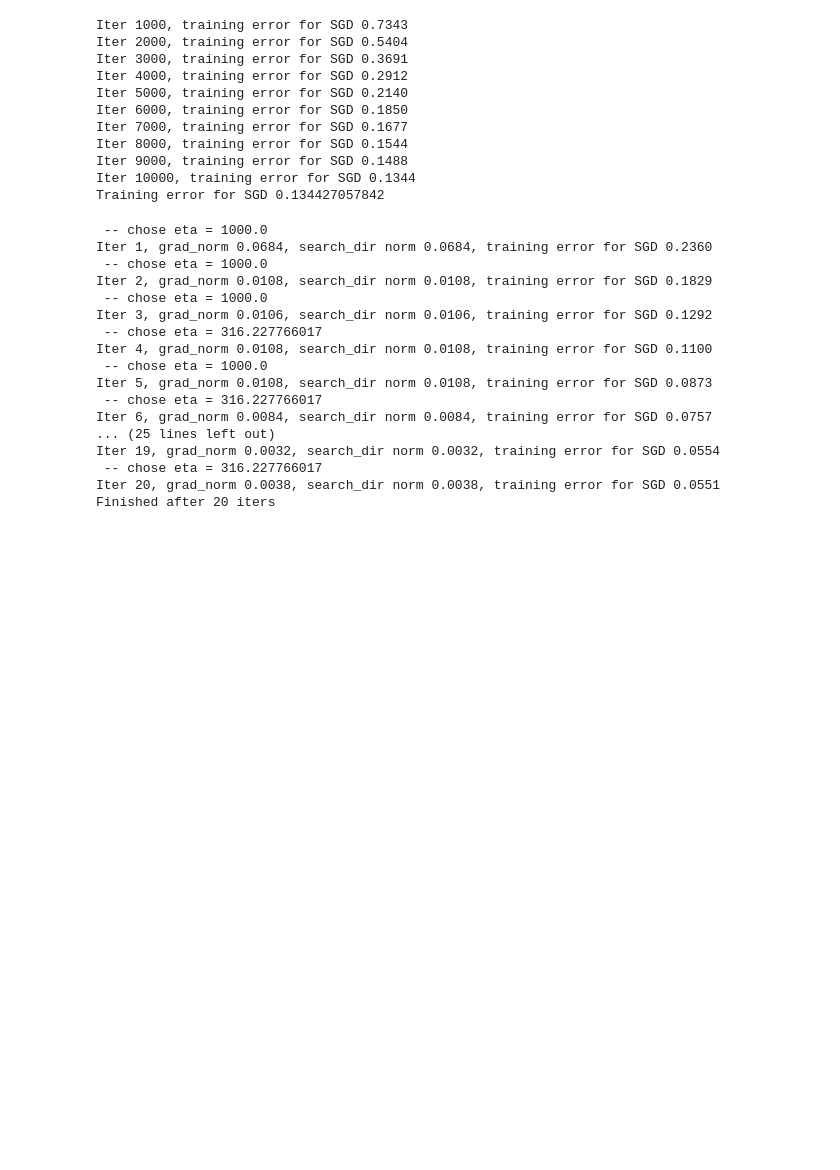
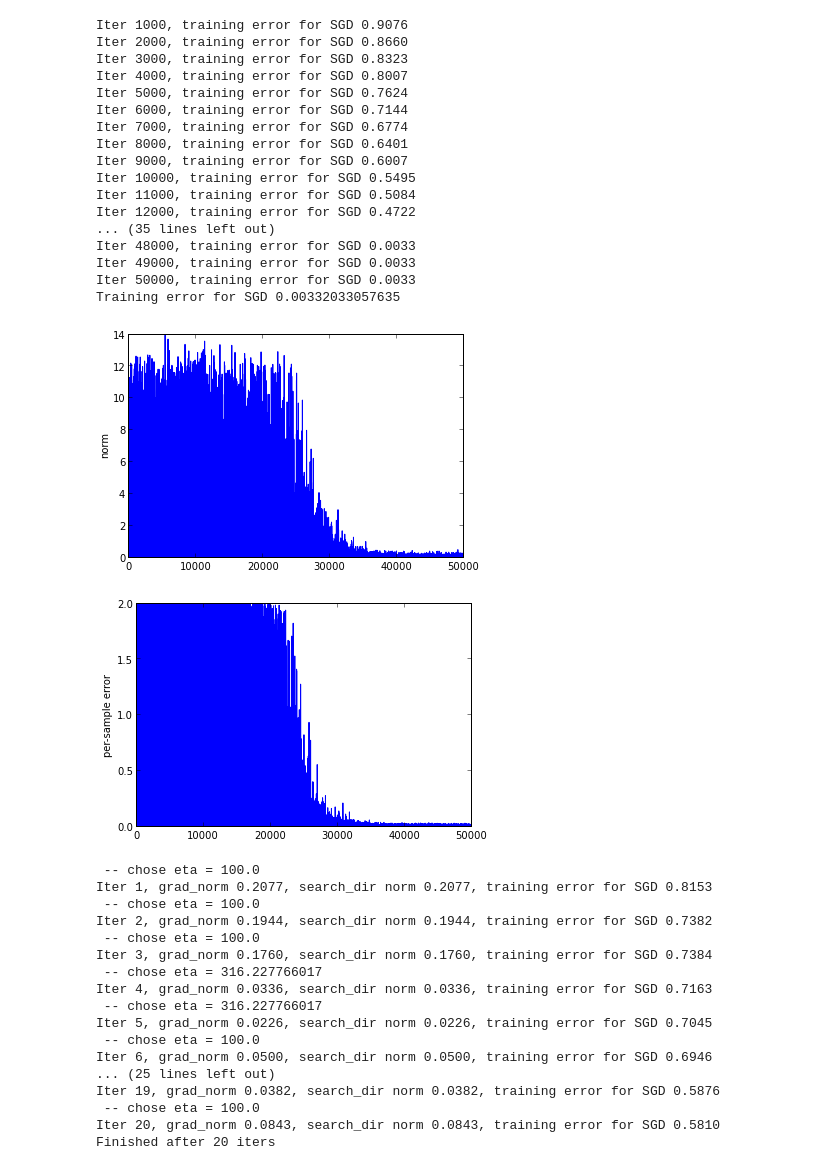
Before and after one commit to iskandr/data-experiments, a Jupyter notebook: regression.ipynb, the cells around one changed output. Saved outputs shown, nothing was run; the diff lists cells and outputs as text; code cells hidden in the pictures; blank space fills up the shorter version.

```diff
--- a/regression.ipynb
+++ b/regression.ipynb
@@ -36,7 +36,7 @@ y = fprop(x,w_actual)
 # %%
 w_init = np.random.randn(ndims)
 # %%
-def sgd(x, y, w_init, learning_rate = .1, tol = 10.0 ** -4, maxiters = 10**4, show_plot = True, verbose = True):
+def sgd(x, y, w_init, learning_rate = .01, tol = 10.0 ** -4, maxiters = 5 * 10**4, show_plot = True, verbose = True):
     curr_err = np.inf
     i = 0
     norms = []
@@ -66,18 +66,26 @@ def sgd(x, y, w_init, learning_rate = .1, tol = 10.0 ** -4, maxiters = 10**4, sh
       print "Training error for SGD", np.mean(np.abs(fprop(x, w) - y))
     return i, w
 # %%
-_ = sgd(x,y,w_init, show_plot = False)
+_ = sgd(x,y,w_init, show_plot = True)
 # %% [output]
-Iter 1000, training error for SGD 0.7343
-Iter 2000, training error for SGD 0.5404
-Iter 3000, training error for SGD 0.3691
-Iter 4000, training error for SGD 0.2912
-Iter 5000, training error for SGD 0.2140
-Iter 6000, training error for SGD 0.1850
-Iter 7000, training error for SGD 0.1677
-Iter 8000, training error for SGD 0.1544
-Iter 9000, training error for SGD 0.1488
-Iter 10000, training error for SGD 0.1344
-Training error for SGD 0.134427057842
+Iter 1000, training error for SGD 0.9076
+Iter 2000, training error for SGD 0.8660
+Iter 3000, training error for SGD 0.8323
+Iter 4000, training error for SGD 0.8007
+Iter 5000, training error for SGD 0.7624
+Iter 6000, training error for SGD 0.7144
+Iter 7000, training error for SGD 0.6774
+Iter 8000, training error for SGD 0.6401
+Iter 9000, training error for SGD 0.6007
+Iter 10000, training error for SGD 0.5495
+Iter 11000, training error for SGD 0.5084
+Iter 12000, training error for SGD 0.4722
+... (35 lines left out)
+Iter 48000, training error for SGD 0.0033
+Iter 49000, training error for SGD 0.0033
+Iter 50000, training error for SGD 0.0033
+Training error for SGD 0.00332033057635
+[figure, added]
+[figure, added]
 # %%
 def par_sgd(x, y, w_init, n_workers,
@@ -190,24 +213,24 @@ def par_sgd(x, y, w_init, n_workers,
     print "Finished after %d iters" % i
     return i, w_global
 # %%
-_ = par_sgd(x, y, w_init, 128, global_learning_rate = 'search', maxiters=20, newton=False, avg_weights = True, local_steps = 100)
+_ = par_sgd(x, y, w_init, 1, global_learning_rate = 'search', maxiters=20, newton=False, avg_weights = True, same_local_data = False, jitter_learning_rates = True, local_steps = 32)
 # %% [output]
- -- chose eta = 1000.0
-Iter 1, grad_norm 0.0684, search_dir norm 0.0684, training error for SGD 0.2360
- -- chose eta = 1000.0
-Iter 2, grad_norm 0.0108, search_dir norm 0.0108, training error for SGD 0.1829
- -- chose eta = 1000.0
-Iter 3, grad_norm 0.0106, search_dir norm 0.0106, training error for SGD 0.1292
+ -- chose eta = 100.0
+Iter 1, grad_norm 0.2077, search_dir norm 0.2077, training error for SGD 0.8153
+ -- chose eta = 100.0
+Iter 2, grad_norm 0.1944, search_dir norm 0.1944, training error for SGD 0.7382
+ -- chose eta = 100.0
+Iter 3, grad_norm 0.1760, search_dir norm 0.1760, training error for SGD 0.7384
  -- chose eta = 316.227766017
-Iter 4, grad_norm 0.0108, search_dir norm 0.0108, training error for SGD 0.1100
- -- chose eta = 1000.0
-Iter 5, grad_norm 0.0108, search_dir norm 0.0108, training error for SGD 0.0873
+Iter 4, grad_norm 0.0336, search_dir norm 0.0336, training error for SGD 0.7163
  -- chose eta = 316.227766017
-Iter 6, grad_norm 0.0084, search_dir norm 0.0084, training error for SGD 0.0757
+Iter 5, grad_norm 0.0226, search_dir norm 0.0226, training error for SGD 0.7045
+ -- chose eta = 100.0
+Iter 6, grad_norm 0.0500, search_dir norm 0.0500, training error for SGD 0.6946
 ... (25 lines left out)
-Iter 19, grad_norm 0.0032, search_dir norm 0.0032, training error for SGD 0.0554
- -- chose eta = 316.227766017
-Iter 20, grad_norm 0.0038, search_dir norm 0.0038, training error for SGD 0.0551
+Iter 19, grad_norm 0.0382, search_dir norm 0.0382, training error for SGD 0.5876
+ -- chose eta = 100.0
+Iter 20, grad_norm 0.0843, search_dir norm 0.0843, training error for SGD 0.5810
 Finished after 20 iters
 # %%
 np.dot?
```
Also changed, not shown: parts of 1 cell of this notebook.
